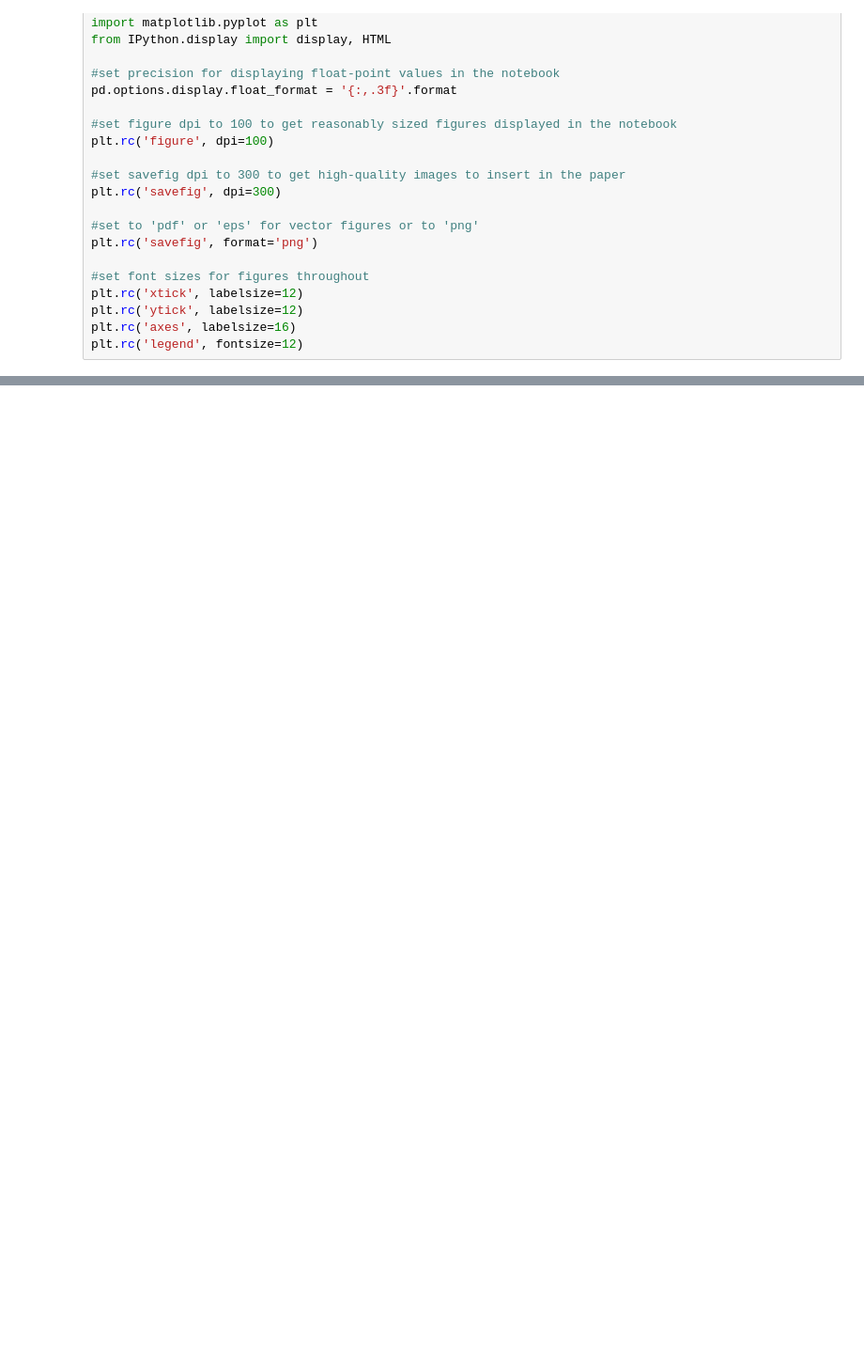
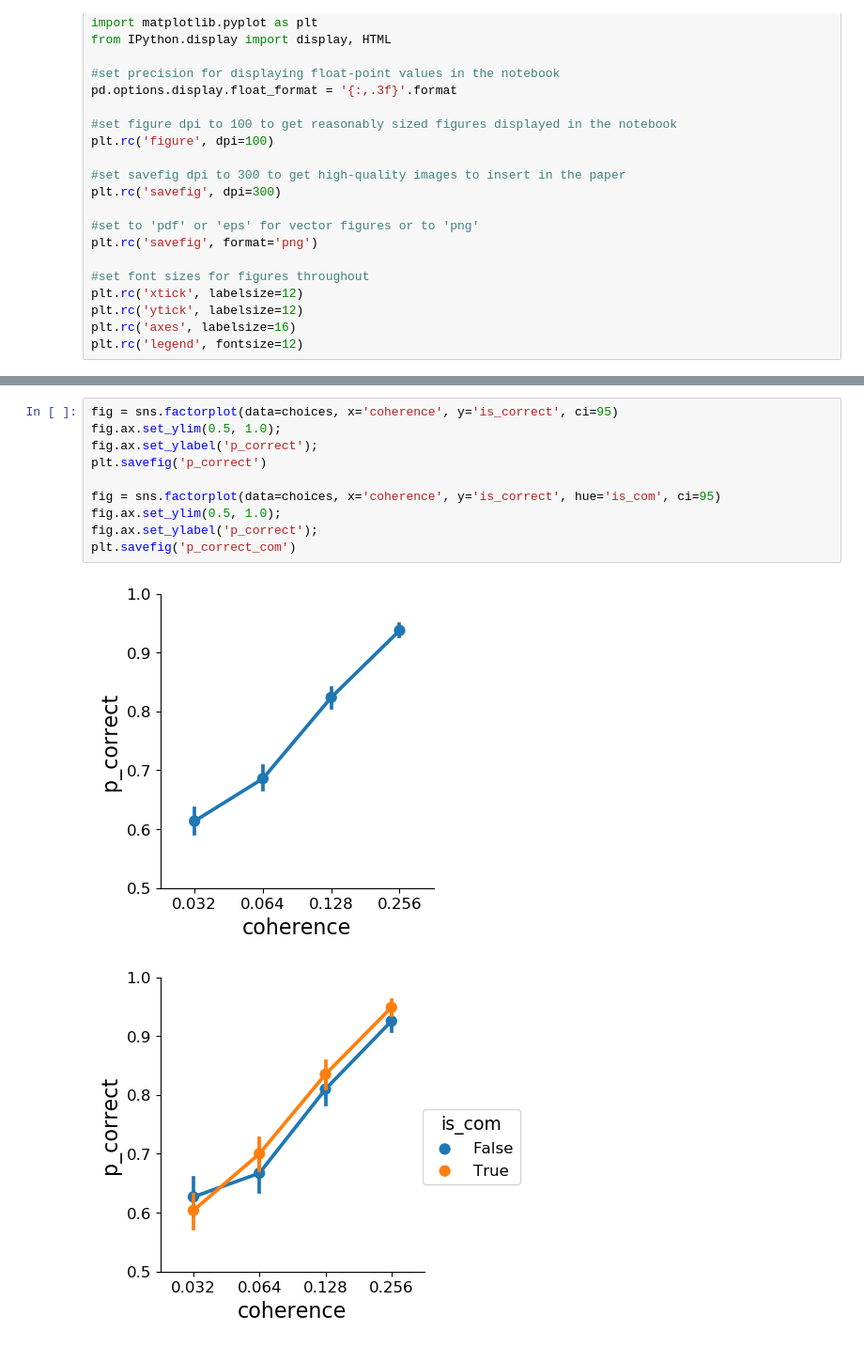
Before and after one commit to cherepaha/eyehand_confidence, a Jupyter notebook: analysis.ipynb, the cells around one changed output, grey strips where cells are left out. Shown: that part at 94% size. Saved outputs shown, nothing was run; the diff lists cells and outputs as text; blank space fills up the shorter version.

```diff
--- a/analysis.ipynb
+++ b/analysis.ipynb
@@ -31,0 +71,13 @@ choices, dynamics, gamble = dr.get_data(path='../../data/HEM_AK/processed/')
+# %%
+fig = sns.factorplot(data=choices, x='coherence', y='is_correct', ci=95)
+fig.ax.set_ylim(0.5, 1.0);
+fig.ax.set_ylabel('p_correct');
+plt.savefig('p_correct')
+
+fig = sns.factorplot(data=choices, x='coherence', y='is_correct', hue='is_com', ci=95)
+fig.ax.set_ylim(0.5, 1.0);
+fig.ax.set_ylabel('p_correct');
+plt.savefig('p_correct_com')
+# %% [output]
+[figure, added]
+[figure, added]
```
Also changed, not shown: parts of 13 cells of this notebook, 2 other files.
